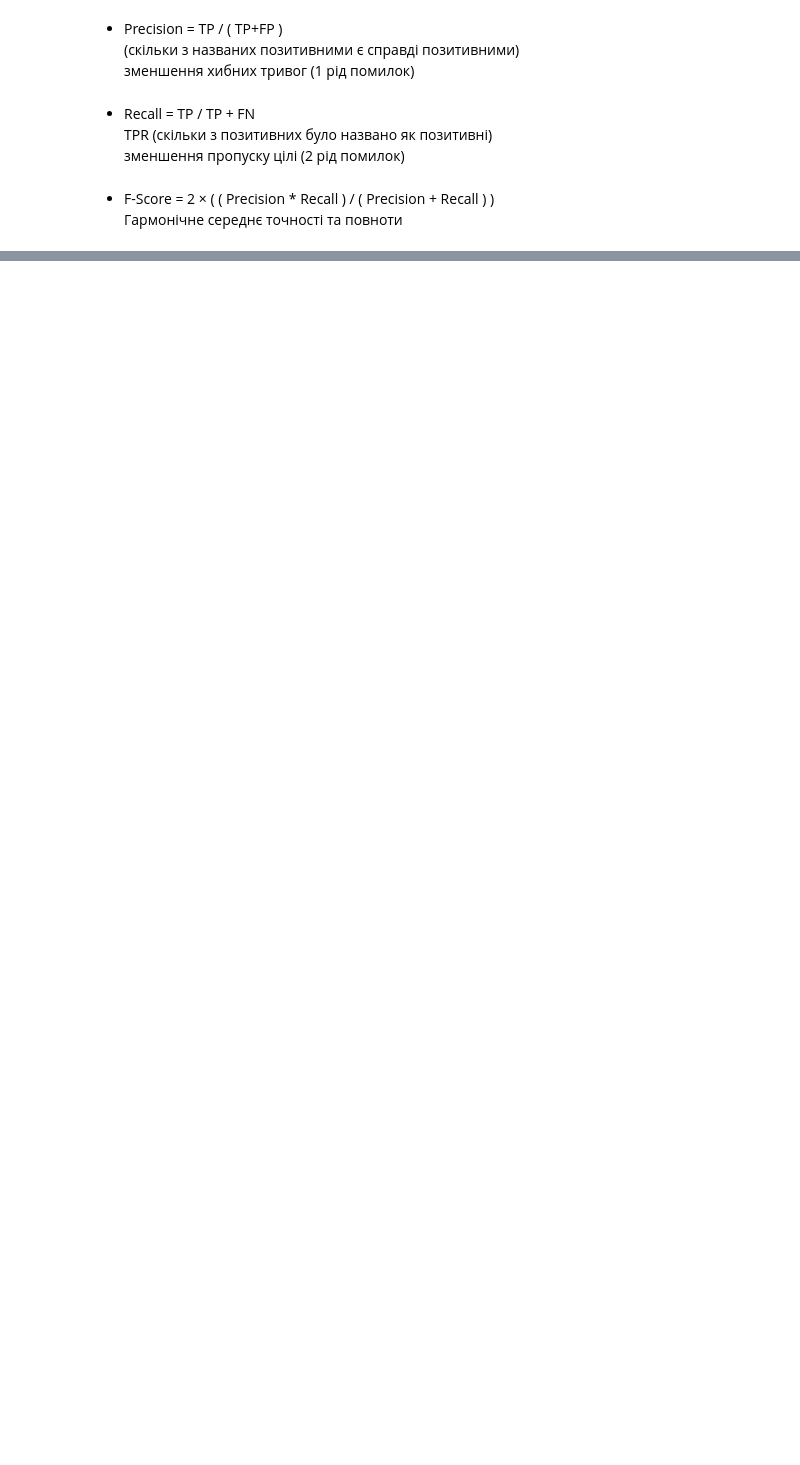
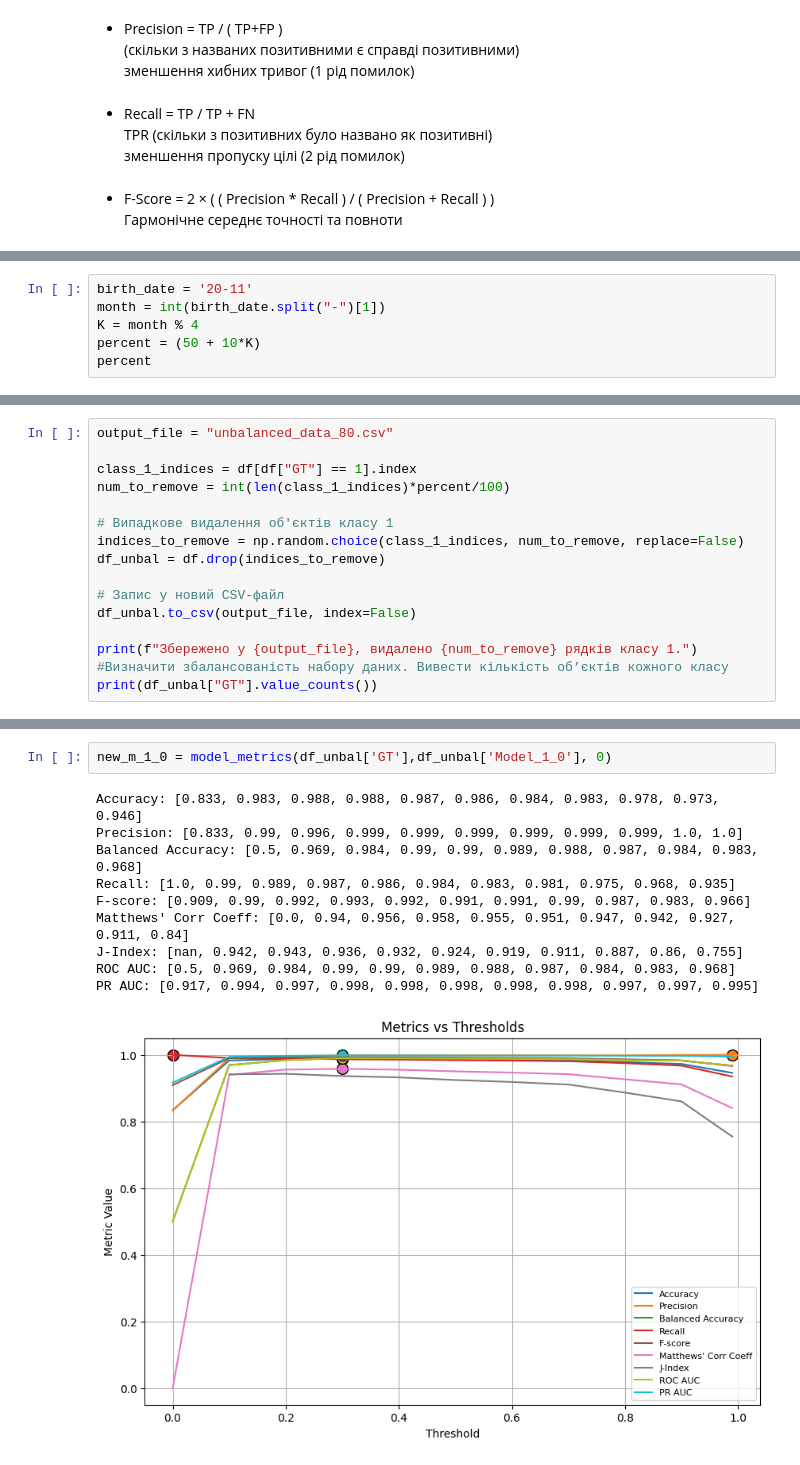
Before and after one commit to cheliuskina04/ML, a Jupyter notebook: Метрики/ОМН-КМ21-2-Челюскіна-ЛР2.ipynb, the cells around one changed output, grey strips where cells are left out. Cells and saved outputs as stored; diff of their text form; blank space fills up the shorter version.

```diff
--- a/Метрики/ОМН-КМ21-2-Челюскіна-ЛР2.ipynb
+++ b/Метрики/ОМН-КМ21-2-Челюскіна-ЛР2.ipynb
@@ -218,0 +240,6 @@ def model_metrics(res, goal):
+# %%
+birth_date = '20-11'
+month = int(birth_date.split("-")[1])
+K = month % 4
+percent = (50 + 10*K)
+percent
@@ -218,0 +248,16 @@ def model_metrics(res, goal):
+# %%
+output_file = "unbalanced_data_80.csv"
+
+class_1_indices = df[df["GT"] == 1].index
+num_to_remove = int(len(class_1_indices)*percent/100)
+
+# Випадкове видалення об'єктів класу 1
+indices_to_remove = np.random.choice(class_1_indices, num_to_remove, replace=False)
+df_unbal = df.drop(indices_to_remove)
+
+# Запис у новий CSV-файл
+df_unbal.to_csv(output_file, index=False)
+
+print(f"Збережено у {output_file}, видалено {num_to_remove} рядків класу 1.")
+#Визначити збалансованість набору даних. Вивести кількість об’єктів кожного класу
+print(df_unbal["GT"].value_counts())
@@ -235,0 +294,13 @@ Precision-Recall AUC: [0.75, 0.979, 0.989, 0.994, 0.994, 0.994, 0.994, 0.993, 0.
+# %%
+new_m_1_0 = model_metrics(df_unbal['GT'],df_unbal['Model_1_0'], 0)
+# %% [output]
+Accuracy: [0.833, 0.983, 0.988, 0.988, 0.987, 0.986, 0.984, 0.983, 0.978, 0.973, 0.946]
+Precision: [0.833, 0.99, 0.996, 0.999, 0.999, 0.999, 0.999, 0.999, 0.999, 1.0, 1.0]
+Balanced Accuracy: [0.5, 0.969, 0.984, 0.99, 0.99, 0.989, 0.988, 0.987, 0.984, 0.983, 0.968]
+Recall: [1.0, 0.99, 0.989, 0.987, 0.986, 0.984, 0.983, 0.981, 0.975, 0.968, 0.935]
+F-score: [0.909, 0.99, 0.992, 0.993, 0.992, 0.991, 0.991, 0.99, 0.987, 0.983, 0.966]
+Matthews' Corr Coeff: [0.0, 0.94, 0.956, 0.958, 0.955, 0.951, 0.947, 0.942, 0.927, 0.911, 0.84]
+J-Index: [nan, 0.942, 0.943, 0.936, 0.932, 0.924, 0.919, 0.911, 0.887, 0.86, 0.755]
+ROC AUC: [0.5, 0.969, 0.984, 0.99, 0.99, 0.989, 0.988, 0.987, 0.984, 0.983, 0.968]
+PR AUC: [0.917, 0.994, 0.997, 0.998, 0.998, 0.998, 0.998, 0.998, 0.997, 0.997, 0.995]
+[figure, added]
```
Also changed, not shown: parts of 34 cells of this notebook, 1 other file.
